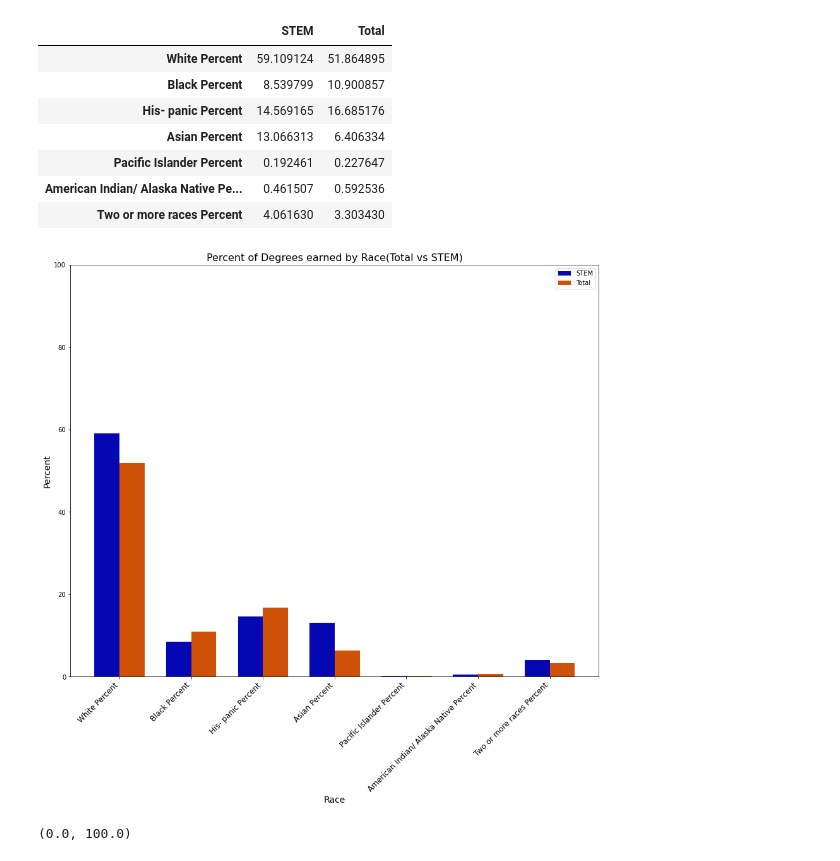
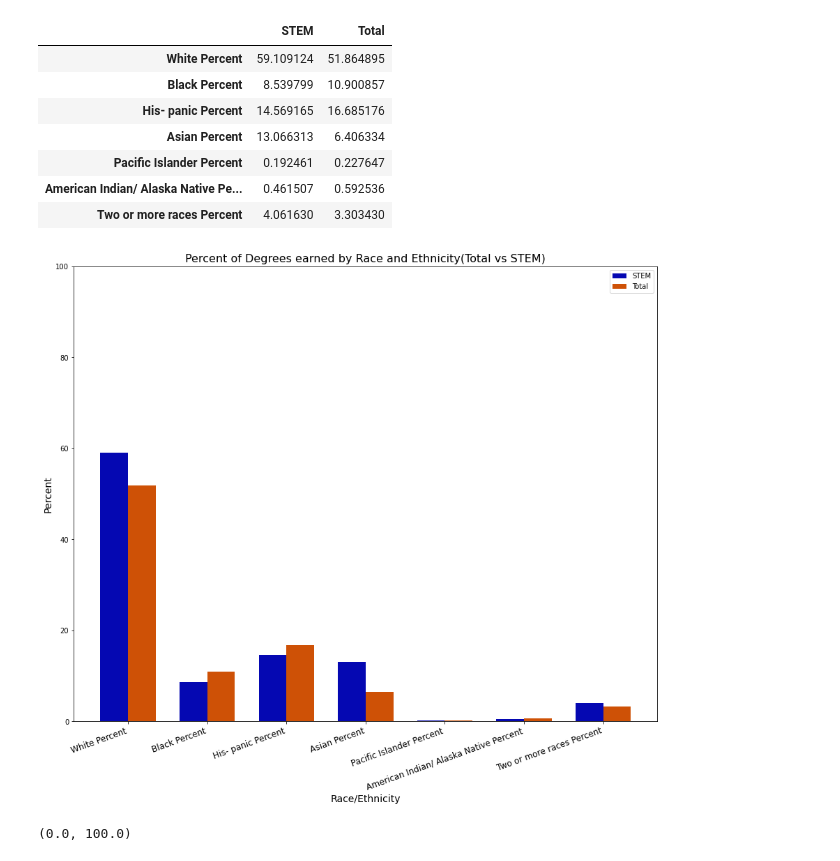
Before and after one commit to sripal565/srikar-exl-2022, a Jupyter notebook: notebooks/degree_analysis.ipynb, the cells around one changed output. Drawn from its saved outputs; the diff is of its cells as text; code cells hidden in the pictures.

Commit message:
changes titles

```diff
--- a/notebooks/degree_analysis.ipynb
+++ b/notebooks/degree_analysis.ipynb
@@ -234,35 +234,35 @@ totalpercents
 # %%
 labels = totalpercents.index
 
 x = np.arange(len(labels))  # the label locations
 width = 0.35  # the width of the bars
 
 fig, ax = plt.subplots()
 rects1 = ax.bar(x - width*0.5, totalpercents['STEM'], width, label='STEM', color='#0508b2')
 rects2 = ax.bar(x + width*0.5, totalpercents['Total'], width, label='Total', color='#ce5106')
 
 
 
 # Add some text for labels, title and custom x-axis tick labels, etc.
 ax.set_ylabel('Percent', fontsize=14)
-ax.set_xlabel('Race', fontsize=14)
-ax.set_title('Percent of Degrees earned by Race(Total vs STEM)', fontsize=16)
+ax.set_xlabel('Race/Ethnicity', fontsize=14)
+ax.set_title('Percent of Degrees earned by Race and Ethnicity(Total vs STEM)', fontsize=16)
 ax.set_xticks(x, labels, ha='right', fontsize=12)
 ax.legend()
 ax.set_ylim(0,100)
 
 
 # ax.bar_label(rects1, padding=9)
 # ax.bar_label(rects2, padding=0)
 
 # fig.tight_layout()
 fig.set_size_inches(15, 12)
 
-plt.xticks(rotation=45)
+plt.xticks(rotation=20)
 
 plt.show()
 # %% [output]
-[figure, old version]
+[figure, new version]
 # %%
 ax = totalpercents.plot.bar(rot=60, figsize=(10,8))
 ax.set_ylim(0,100)
```
Also changed, not shown: parts of 1 cell of this notebook, 3 other files.
